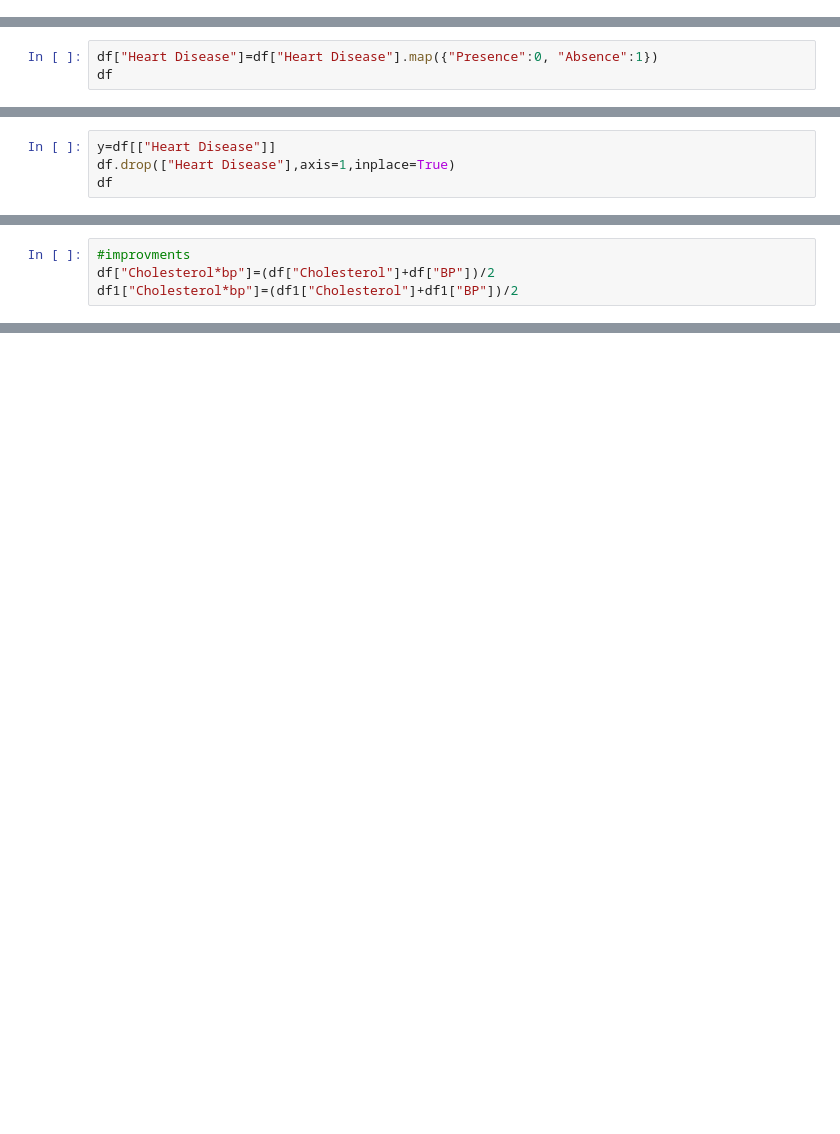
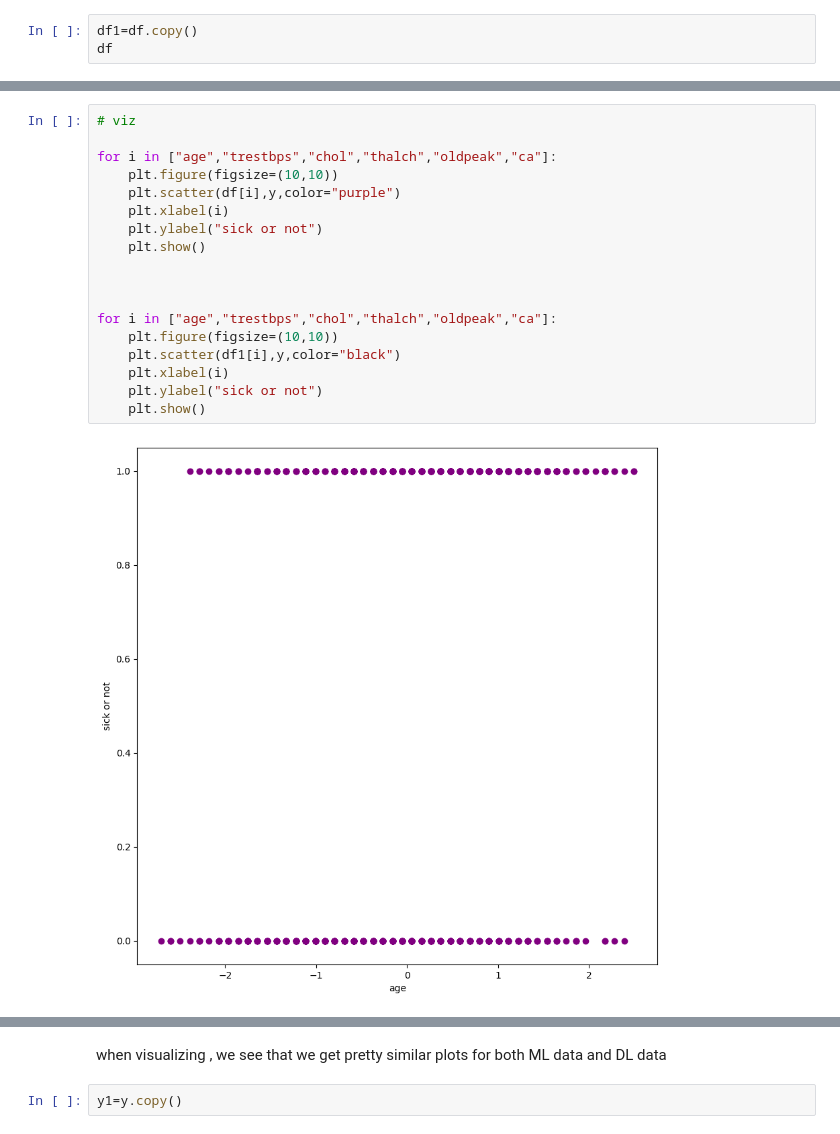
Before and after one commit to analysishater/DeepLearning, a Jupyter notebook: code.ipynb, the cells around one changed output, grey strips where cells are left out. Saved outputs shown, nothing was run; the diff lists cells and outputs as text; blank space fills up the shorter version.

```diff
--- a/code.ipynb
+++ b/code.ipynb
@@ -46,0 +118,3 @@ df1.drop(["id"],axis=1,inplace=True)
+# %%
+df1=df.copy()
+df
@@ -122,3 +164,0 @@ df1 = pd.get_dummies(df1, columns=["Thallium"], dtype=int)
-# %%
-df["Heart Disease"]=df["Heart Disease"].map({"Presence":0, "Absence":1})
-df
@@ -139,4 +164,0 @@ df
-# %%
-y=df[["Heart Disease"]]
-df.drop(["Heart Disease"],axis=1,inplace=True)
-df
@@ -157,4 +165,20 @@ df
-# %%
-#improvments
-df["Cholesterol*bp"]=(df["Cholesterol"]+df["BP"])/2
-df1["Cholesterol*bp"]=(df1["Cholesterol"]+df1["BP"])/2
+# %%
+# viz
+
+for i in ["age","trestbps","chol","thalch","oldpeak","ca"]:
+    plt.figure(figsize=(10,10))
+    plt.scatter(df[i],y,color="purple")
+    plt.xlabel(i)
+    plt.ylabel("sick or not")
+    plt.show()
+
+
+
+for i in ["age","trestbps","chol","thalch","oldpeak","ca"]:
+    plt.figure(figsize=(10,10))
+    plt.scatter(df1[i],y,color="black")
+    plt.xlabel(i)
+    plt.ylabel("sick or not")
+    plt.show()
+# %% [output]
+[figure, added]
@@ -161,3 +196,7 @@ df1["Cholesterol*bp"]=(df1["Cholesterol"]+df1["BP"])/2
+# %% [markdown]
+when visualizing , we see that we get pretty similar plots for both ML data  and DL data
+# %%
+y1=y.copy()
 # %%
 model = LogisticRegression()
 
```
Also changed, not shown: parts of 18 cells of this notebook.
